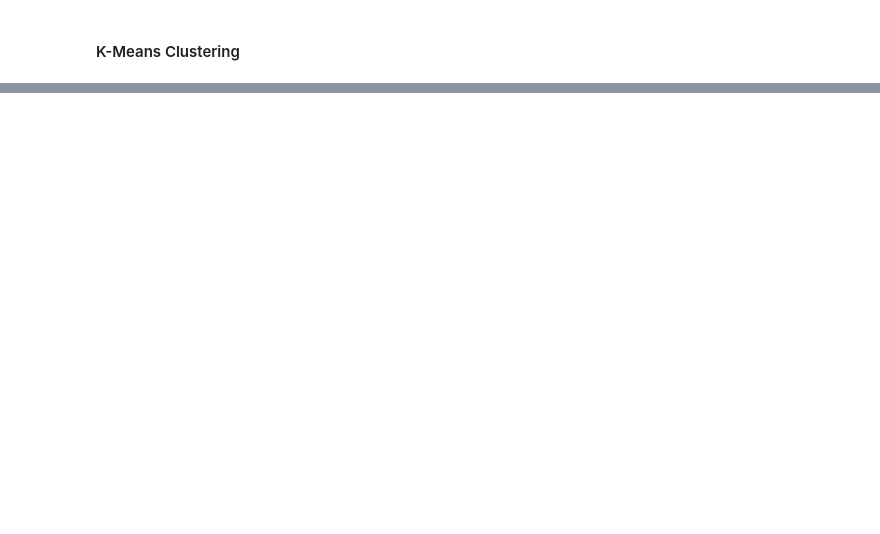
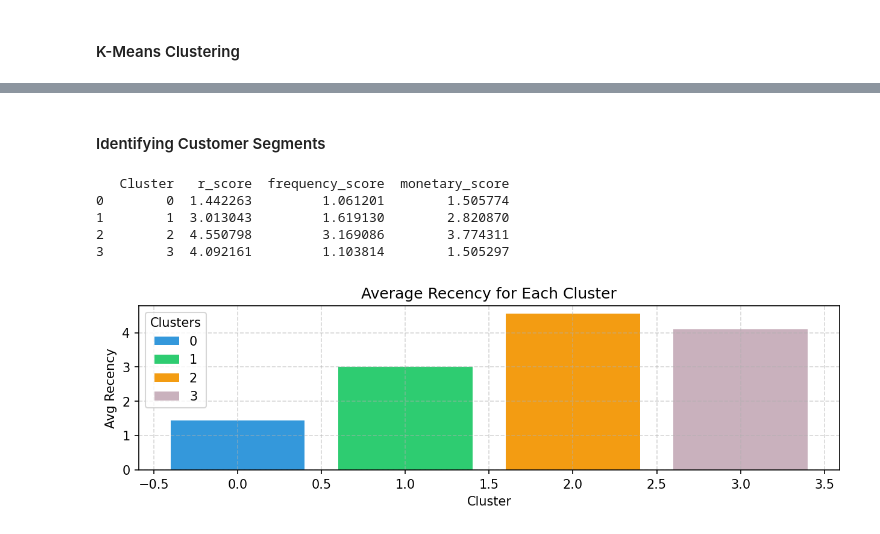
Before and after one commit to KhawajaAhmed/customer_segmentation_analysis, a Jupyter notebook: main.ipynb, the cells around one changed output, grey strips where cells are left out. Cells and saved outputs as stored; diff of their text form; code cells hidden in the pictures; blank space fills up the shorter version.

Commit message:
Identifying Customer Segments

```diff
--- a/main.ipynb
+++ b/main.ipynb
@@ -234,0 +263,36 @@ rfm['Cluster'] = best_kmeans.fit_predict(rfm_subset)
+# %% [markdown]
+#### Identifying Customer Segments
+# %%
+# Group by cluster and calculate mean values
+cluster_summary = rfm.groupby('Cluster').agg(
+    {
+        'r_score' : 'mean',
+        'frequency_score' : 'mean',
+        'monetary_score' : 'mean'
+    }
+).reset_index()
+
+print(cluster_summary)
+# %% [output]
+   Cluster   r_score  frequency_score  monetary_score
+0        0  1.442263         1.061201        1.505774
+1        1  3.013043         1.619130        2.820870
+2        2  4.550798         3.169086        3.774311
+3        3  4.092161         1.103814        1.505297
+# %%
+# Visualizing the clusters
+colors = ['#3498db', '#2ecc71', '#f39c12','#C9B1BD']
+plt.figure( figsize=(10,8),dpi=150)
+
+# plotting recency
+plt.subplot(3,1,1)
+bars = plt.bar(cluster_summary.index,cluster_summary['r_score'],color=colors)
+plt.xlabel('Cluster')
+plt.ylabel('Avg Recency')
+plt.title('Average Recency for Each Cluster')
+plt.grid(True, linestyle='--', alpha=0.5)
+plt.legend(bars, cluster_summary.index, title='Clusters')
+
+plt.show()
+# %% [output]
+[figure, added]
```
Also changed, not shown: parts of 5 cells of this notebook.
